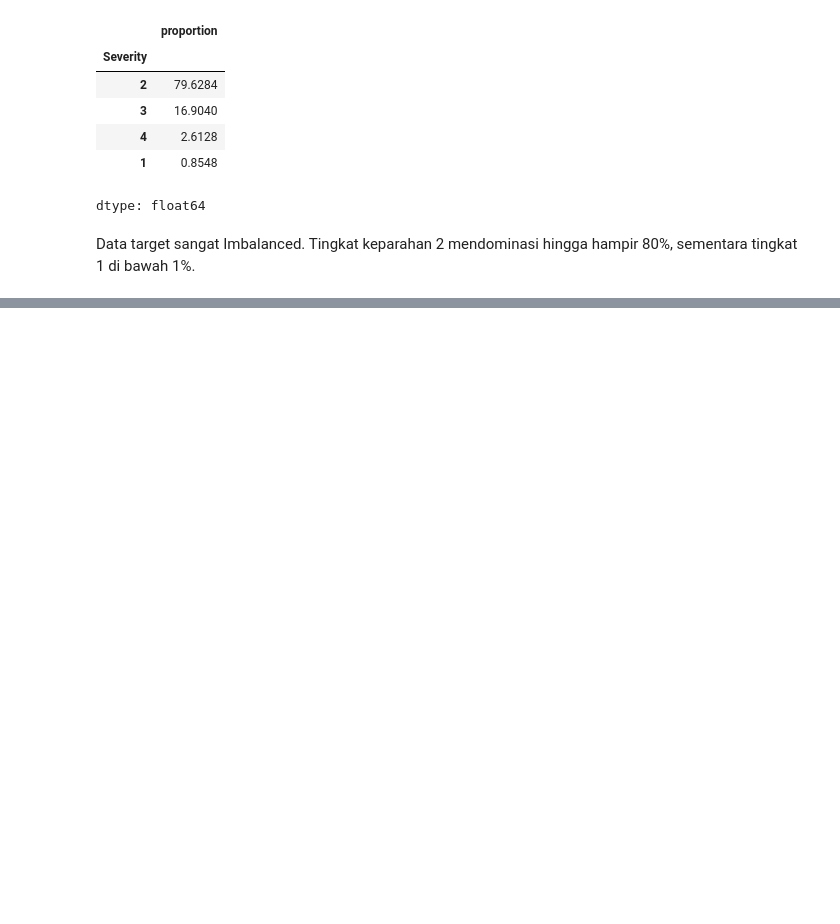
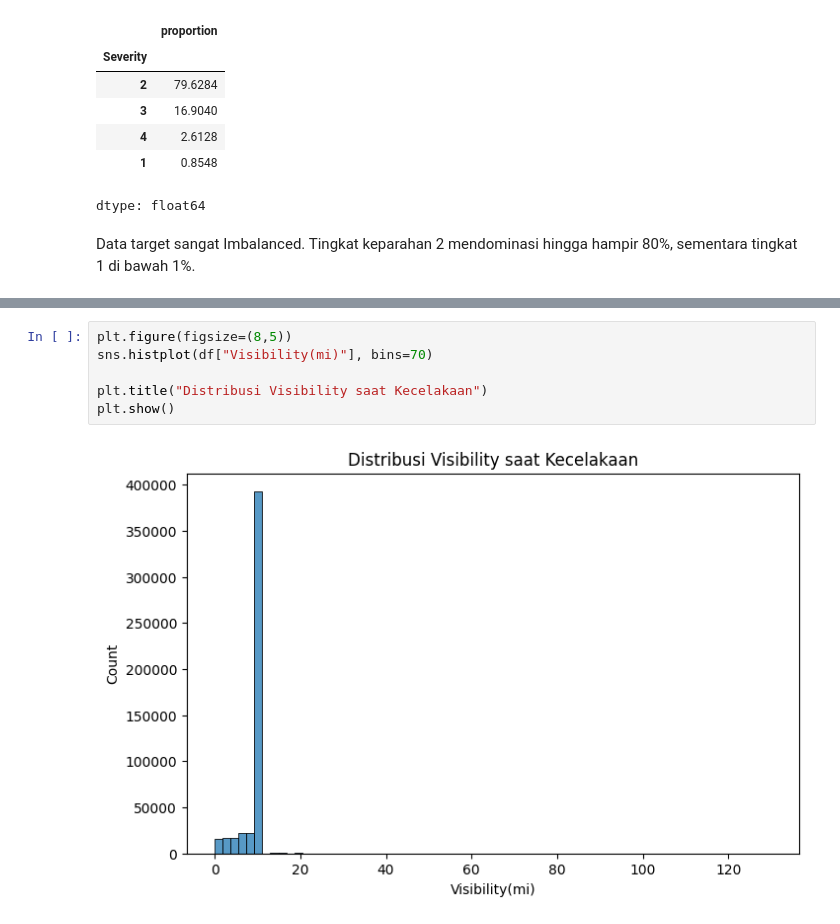
Before and after one commit to AhsanDz/4-Ahsan, a Jupyter notebook: EDA_Ahsan.ipynb, the cells around one changed output, grey strips where cells are left out. Drawn from its saved outputs; the diff is of its cells as text; blank space fills up the shorter version.

```diff
--- a/EDA_Ahsan.ipynb
+++ b/EDA_Ahsan.ipynb
@@ -90,0 +132,8 @@ Data target sangat Imbalanced. Tingkat keparahan 2 mendominasi hingga hampir 80%
+# %%
+plt.figure(figsize=(8,5))
+sns.histplot(df["Visibility(mi)"], bins=70)
+
+plt.title("Distribusi Visibility saat Kecelakaan")
+plt.show()
+# %% [output]
+[figure, added]
```
Also changed, not shown: parts of 33 cells of this notebook.
